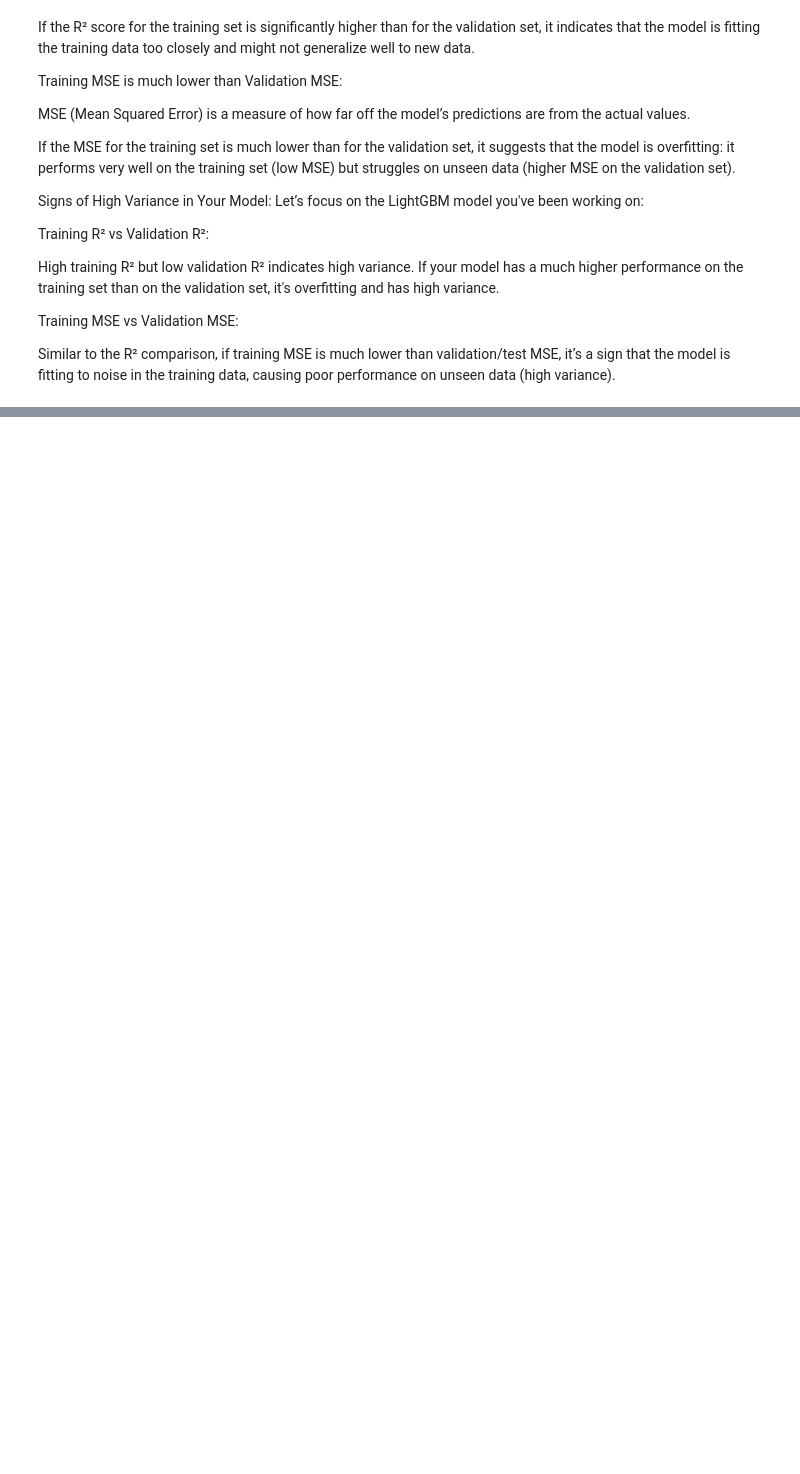
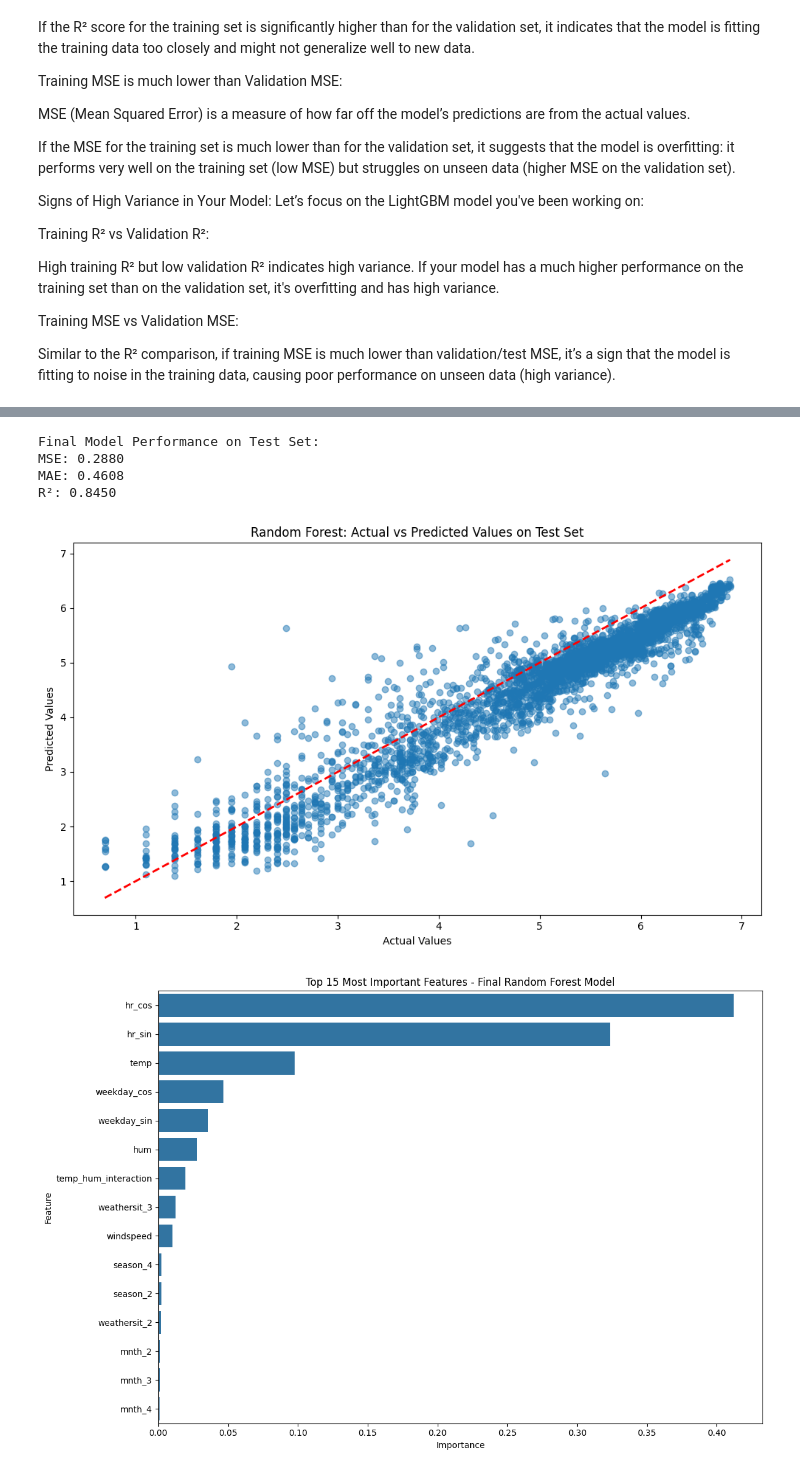
Before and after one commit to Ilincalink/ML-fundamentals-2025, a Jupyter notebook: assignment_2_ilinca_corbu[corbu].ipynb, the cells around one changed output, grey strips where cells are left out. Saved outputs shown, nothing was run; the diff lists cells and outputs as text; code cells hidden in the pictures; blank space fills up the shorter version.

```diff
--- a/assignment_2_ilinca_corbu[corbu].ipynb
+++ b/assignment_2_ilinca_corbu[corbu].ipynb
@@ -743,0 +736,62 @@ Random Forest R² on Validation Set: 0.6569858605073495
+# %%
+# 1. Combine training and validation sets
+X_train_val = np.vstack((X_train_transformed, X_val_transformed))
+y_train_val = np.concatenate((y_train, y_val))
+
+# 2. Retrain the best Random Forest model on combined data
+# Using the best parameters found during hyperparameter tuning
+best_rf_model = RandomForestRegressor(
+    n_estimators=rf_random.best_params_['n_estimators'],
+    max_depth=rf_random.best_params_['max_depth'],
+    min_samples_split=rf_random.best_params_['min_samples_split'],
+    min_samples_leaf=rf_random.best_params_['min_samples_leaf'],
+    max_features=rf_random.best_params_['max_features'],
+    random_state=42
+)
+
+# Fit the model on combined training and validation data
+best_rf_model.fit(X_train_val, y_train_val)
+
+# 3. Evaluate on test set
+y_test_pred = best_rf_model.predict(X_test_transformed)
+
+# Calculate metrics
+test_mse = mean_squared_error(y_test, y_test_pred)
+test_mae = mean_absolute_error(y_test, y_test_pred)
+test_r2 = r2_score(y_test, y_test_pred)
+
+# Print final metrics
+print("Final Model Performance on Test Set:")
+print(f"MSE: {test_mse:.4f}")
+print(f"MAE: {test_mae:.4f}")
+print(f"R²: {test_r2:.4f}")
+
+# 4. Visualize predictions vs actual values
+plt.figure(figsize=(10, 6))
+plt.scatter(y_test, y_test_pred, alpha=0.5)
+plt.plot([y_test.min(), y_test.max()], [y_test.min(), y_test.max()], 'r--', lw=2)
+plt.xlabel('Actual Values')
+plt.ylabel('Predicted Values')
+plt.title('Random Forest: Actual vs Predicted Values on Test Set')
+plt.tight_layout()
+plt.show()
+
+# 5. Feature importance visualization
+importances = best_rf_model.feature_importances_
+feature_importance_df = pd.DataFrame({
+    'Feature': all_feature_names,
+    'Importance': importances
+}).sort_values(by='Importance', ascending=False)
+
+plt.figure(figsize=(12, 8))
+sns.barplot(data=feature_importance_df.head(15), x='Importance', y='Feature')
+plt.title('Top 15 Most Important Features - Final Random Forest Model')
+plt.tight_layout()
+plt.show()
+# %% [output]
+Final Model Performance on Test Set:
+MSE: 0.2880
+MAE: 0.4608
+R²: 0.8450
+[figure, added]
+[figure, added]
```
Also changed, not shown: parts of 35 cells of this notebook.
